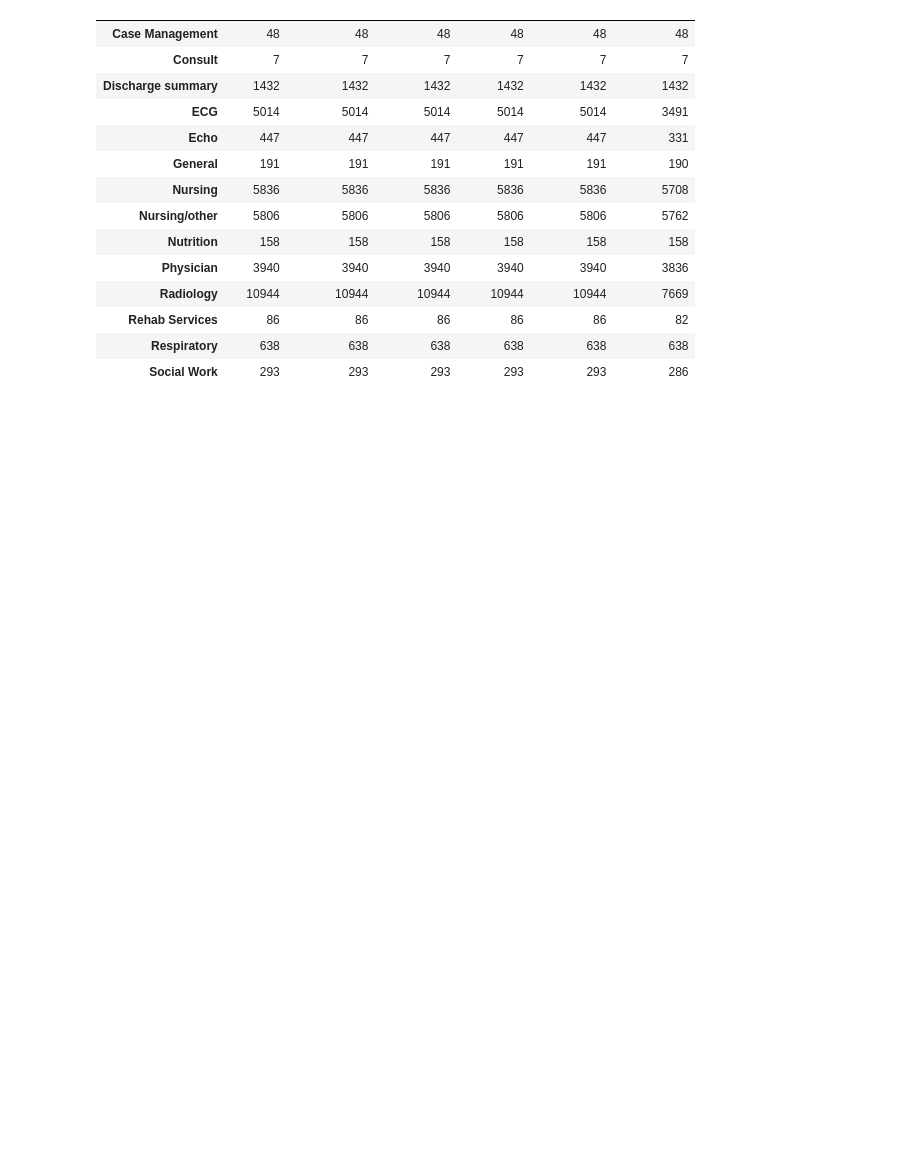
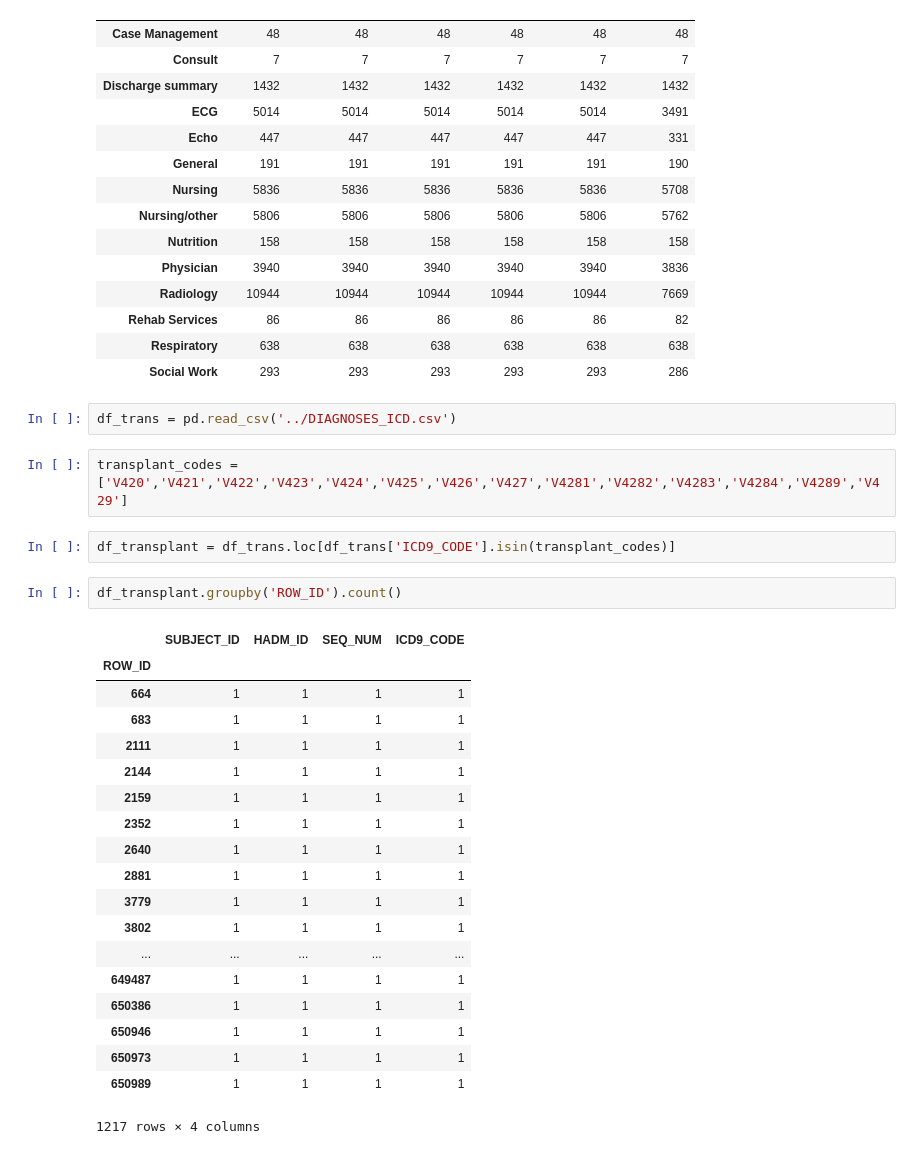
Before and after one commit to blazers/mimiciii, a Jupyter notebook: scripts/note-events.ipynb, the cells around one changed output. Saved outputs shown, nothing was run; the diff lists cells and outputs as text; blank space fills up the shorter version.

```diff
--- a/scripts/note-events.ipynb
+++ b/scripts/note-events.ipynb
@@ -97,3 +97,31 @@ df_suicidenotes.groupby('CATEGORY').count()
 | Rehab Services | 86 | 86 | 86 | 86 | 86 | 82 |
 | Respiratory | 638 | 638 | 638 | 638 | 638 | 638 |
 | Social Work | 293 | 293 | 293 | 293 | 293 | 286 |
+# %%
+df_trans = pd.read_csv('../DIAGNOSES_ICD.csv')
+# %%
+transplant_codes = ['V420','V421','V422','V423','V424','V425','V426','V427','V4281','V4282','V4283','V4284','V4289','V429']
+# %%
+df_transplant = df_trans.loc[df_trans['ICD9_CODE'].isin(transplant_codes)]
+# %%
+df_transplant.groupby('ROW_ID').count()
+# %% [output]
+|  | SUBJECT_ID | HADM_ID | SEQ_NUM | ICD9_CODE |
+| ROW_ID |  |  |  |  |
+| 664 | 1 | 1 | 1 | 1 |
+| 683 | 1 | 1 | 1 | 1 |
+| 2111 | 1 | 1 | 1 | 1 |
+| 2144 | 1 | 1 | 1 | 1 |
+| 2159 | 1 | 1 | 1 | 1 |
+| 2352 | 1 | 1 | 1 | 1 |
+| 2640 | 1 | 1 | 1 | 1 |
+| 2881 | 1 | 1 | 1 | 1 |
+| 3779 | 1 | 1 | 1 | 1 |
+| 3802 | 1 | 1 | 1 | 1 |
+| ... | ... | ... | ... | ... |
+| 649487 | 1 | 1 | 1 | 1 |
+| 650386 | 1 | 1 | 1 | 1 |
+| 650946 | 1 | 1 | 1 | 1 |
+| 650973 | 1 | 1 | 1 | 1 |
+| 650989 | 1 | 1 | 1 | 1 |
+1217 rows × 4 columns
```
Also changed, not shown: parts of 1 cell of this notebook.
